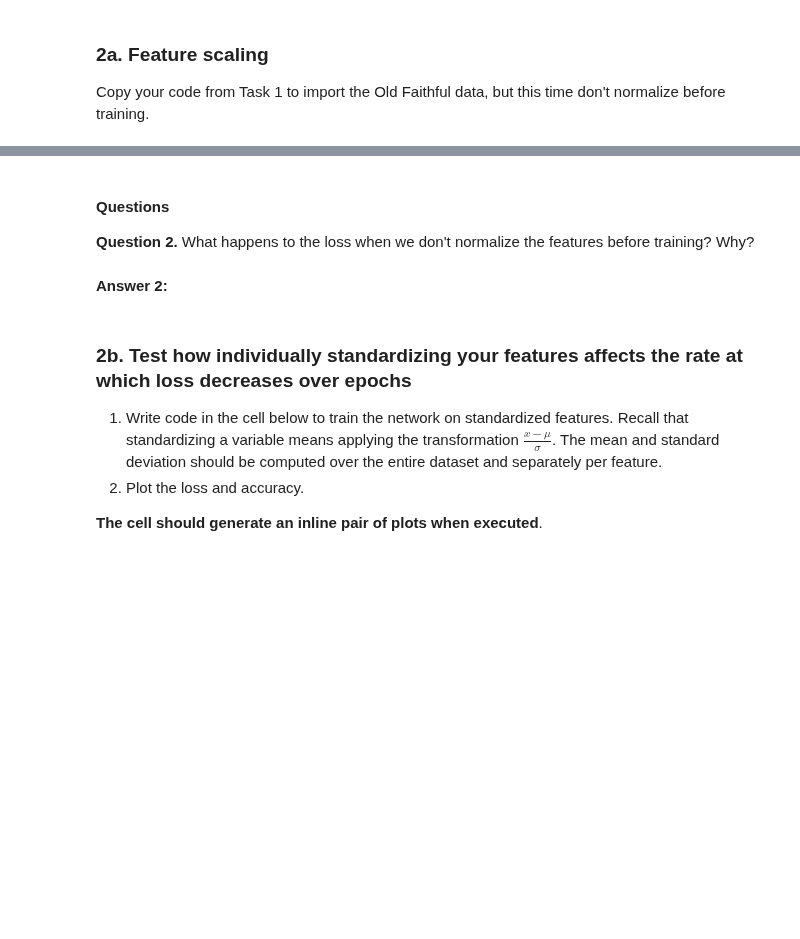
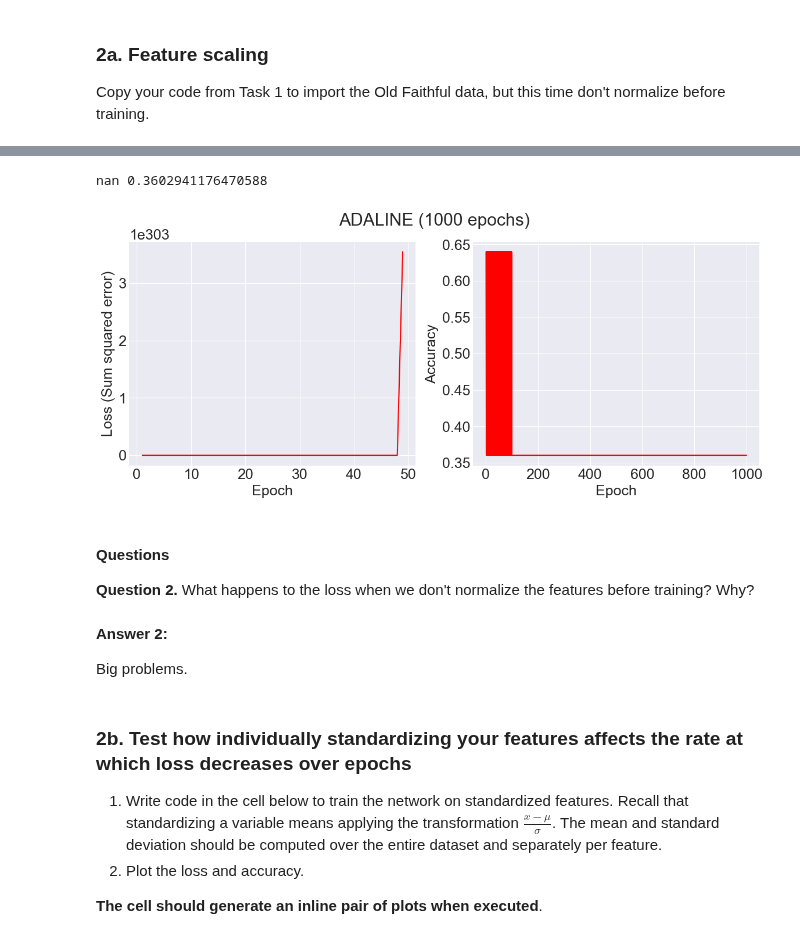
Before and after one commit to GhailanFadah/Neural-Networks, a Jupyter notebook: binary_classification.ipynb, the cells around one changed output, grey strips where cells are left out. Drawn from its saved outputs; the diff is of its cells as text; code cells hidden in the pictures; blank space fills up the shorter version.

```diff
--- a/binary_classification.ipynb
+++ b/binary_classification.ipynb
@@ -233,9 +257,19 @@ Copy your code from Task 1 to import the Old Faithful data, but this time don't
+# %%
+net = Adaline()
+loss, acc = net.fit(X.to_numpy(),np.squeeze(y.to_numpy()))
+print(loss[-1], acc[-1])
+plot_adaline_train(net, loss, acc)
+# %% [output]
+nan 0.3602941176470588
+[figure, added]
 # %% [markdown]
 #### Questions
 
 **Question 2.** What happens to the loss when we don't normalize the features before training? Why?
 # %% [markdown]
 **Answer 2:**
+
+Big problems.
 # %% [markdown]
 ### 2b. Test how individually standardizing your features affects the rate at which loss decreases over epochs
 
```
Also changed, not shown: parts of 11 cells of this notebook, 4 other files.
